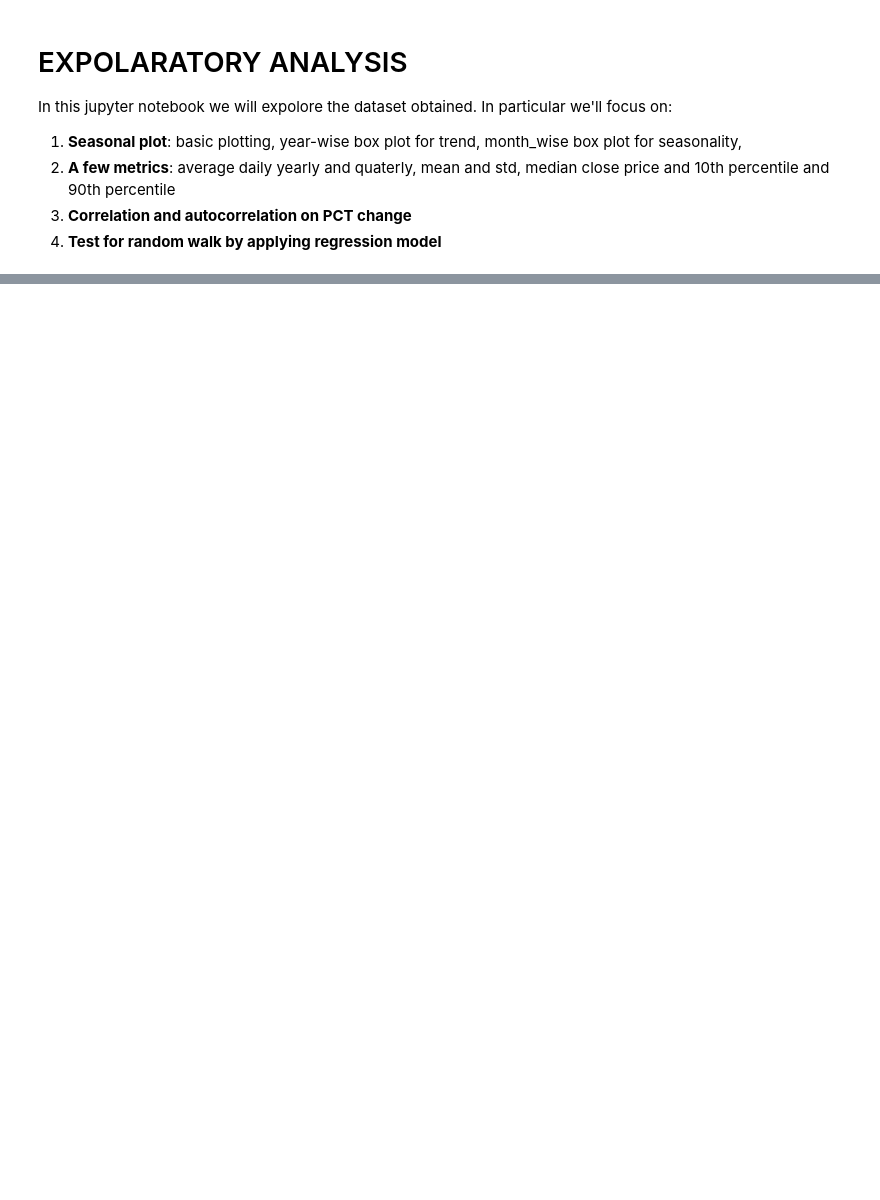
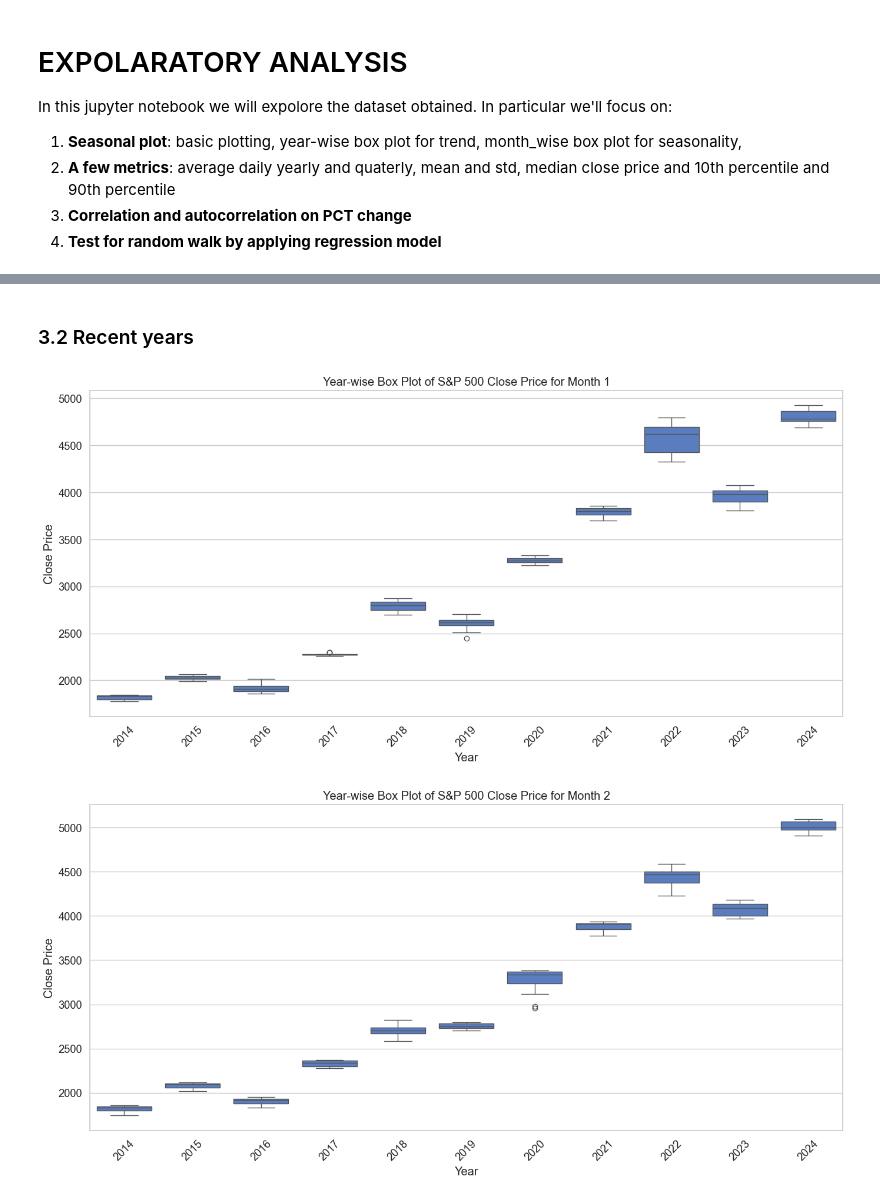
Before and after one commit to blackswan-quants/dtwclustering_sp500, a Jupyter notebook: exploratory analysis.ipynb, the cells around one changed output, grey strips where cells are left out. Cells and saved outputs as stored; diff of their text form; code cells hidden in the pictures; blank space fills up the shorter version.

```diff
--- a/exploratory analysis.ipynb
+++ b/exploratory analysis.ipynb
@@ -101,0 +160,22 @@ for year in years:
+# %% [markdown]
+### 3.2 Recent years
+# %%
+# Get the list of unique months and sort them
+months = recent_years['Month_'].unique()
+months.sort()
+
+for month in months:
+    # Filter data for the specific month and recent years
+    month_data = recent_years[(recent_years['Month_'] == month) ]
+
+    plt.figure(figsize=(14, 7))
+    sns.boxplot(x='Year_', y='Close_^GSPC', data=month_data.reset_index())
+    plt.title(f'Year-wise Box Plot of S&P 500 Close Price for Month {month}')
+    plt.xlabel('Year')
+    plt.ylabel('Close Price')
+    plt.xticks(rotation=45)
+    plt.tight_layout()
+    plt.show()
+# %% [output]
+[figure, added]
+[figure, added]
```
Also changed, not shown: parts of 94 cells of this notebook, 1 other file.
